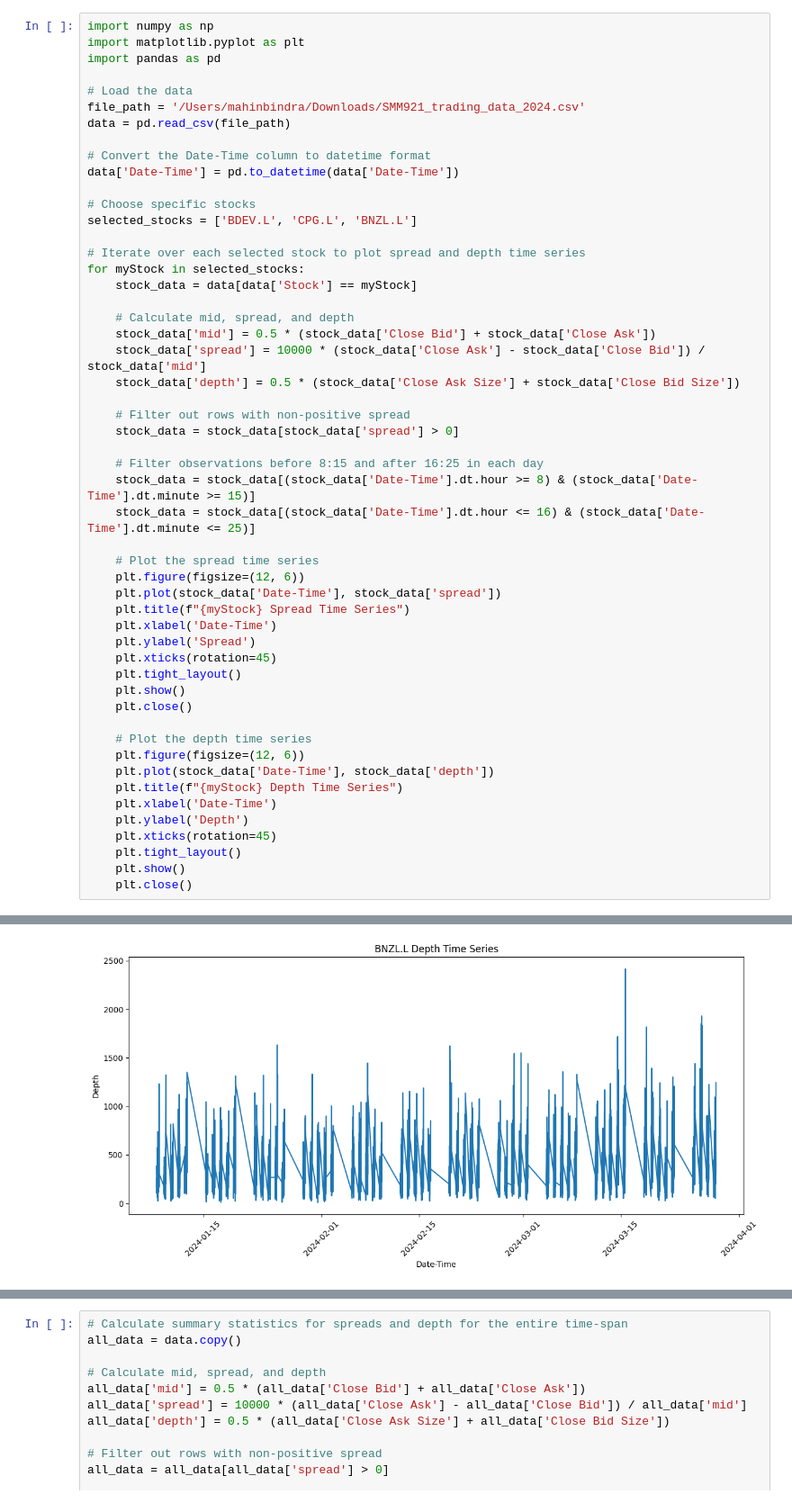
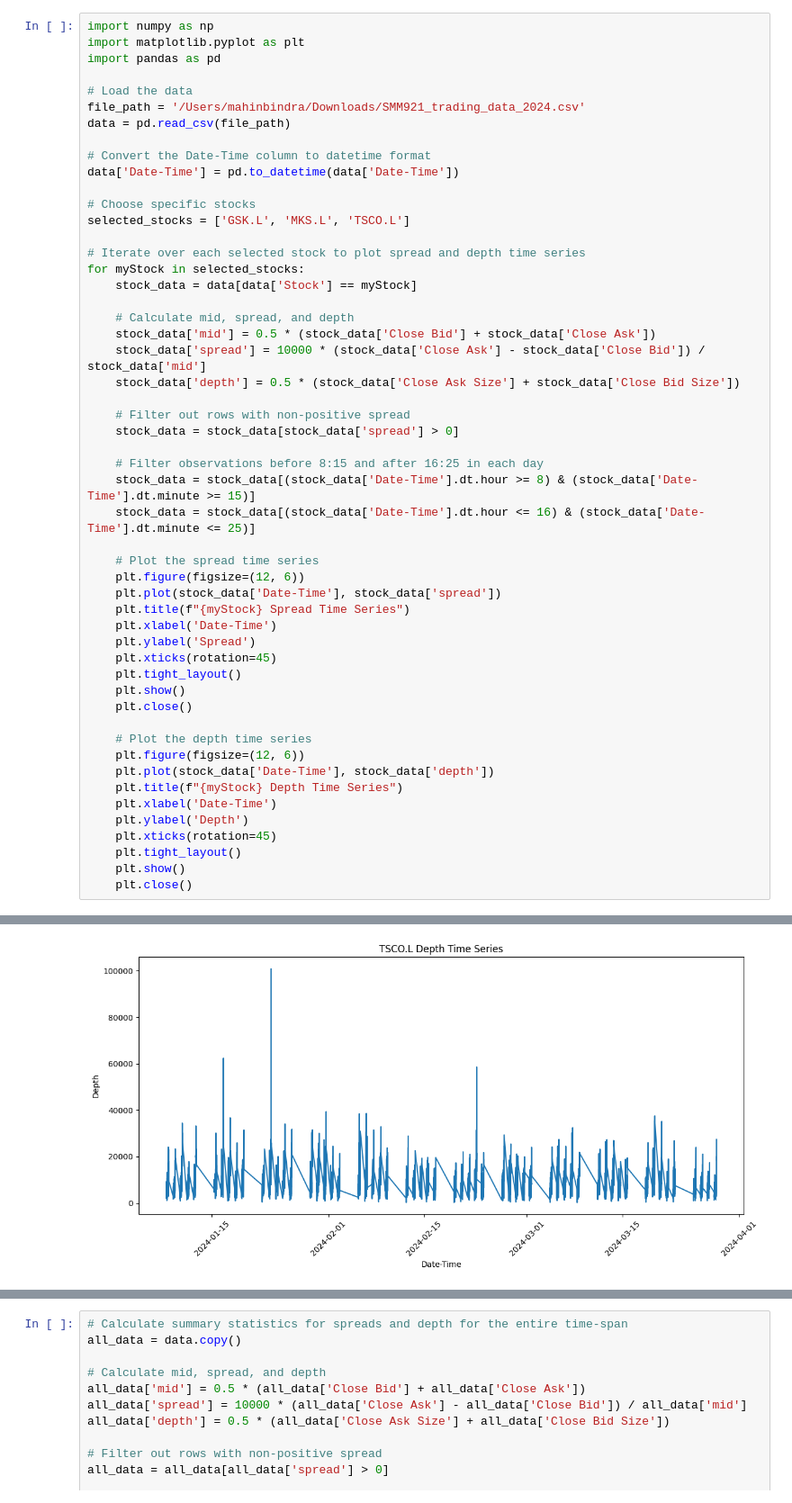
Before and after one commit to mahinbindra/schulich_data_science, a Jupyter notebook: parth_3.ipynb, the cells around one changed output, grey strips where cells are left out. Shown at 90% size. Cells and saved outputs as stored; diff of their text form.

```diff
--- a/parth_3.ipynb
+++ b/parth_3.ipynb
@@ -11,7 +11,7 @@ data = pd.read_csv(file_path)
 data['Date-Time'] = pd.to_datetime(data['Date-Time'])
 
 # Choose specific stocks
-selected_stocks = ['BDEV.L', 'CPG.L', 'BNZL.L']
+selected_stocks = ['GSK.L', 'MKS.L', 'TSCO.L']
 
 # Iterate over each selected stock to plot spread and depth time series
 for myStock in selected_stocks:
@@ -104,4 +104,4 @@ See the caveats in the documentation: https://pandas.pydata.org/pandas-docs/stab
-[figure, old version]
+[figure, new version]
 # %%
 import numpy as np
 import pandas as pd
```
Also changed, not shown: parts of 4 cells of this notebook.
